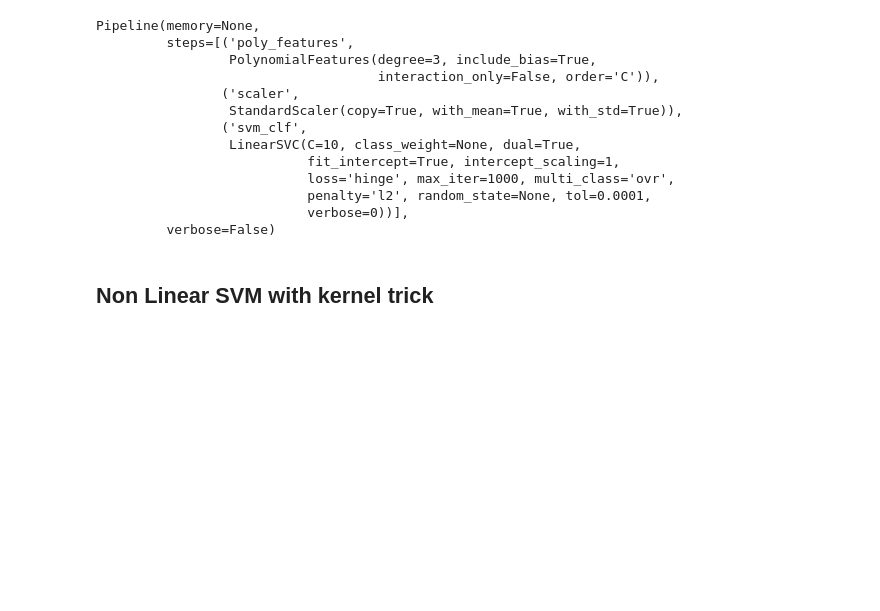
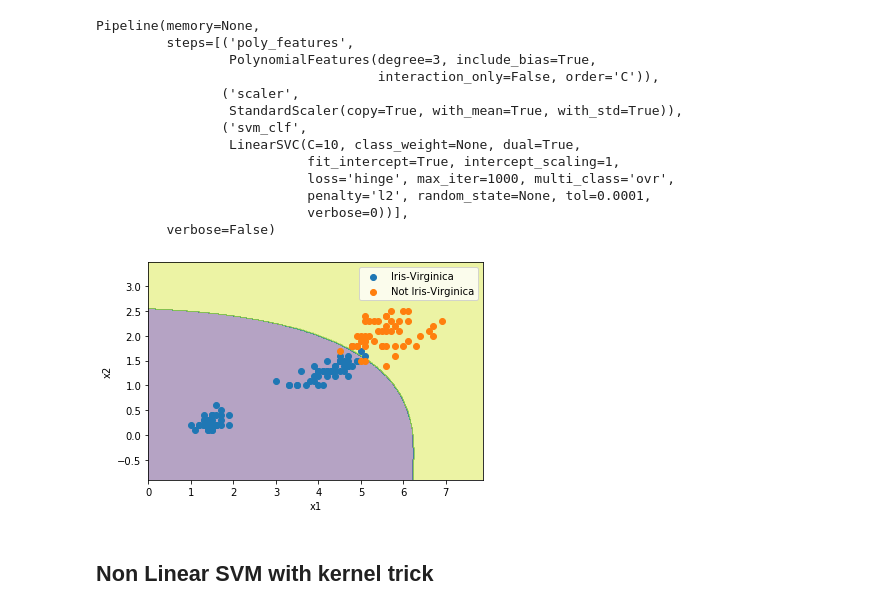
Before and after one commit to SagarDePrem/TF_essentials, a Jupyter notebook: Classification/SVM.ipynb, the cells around one changed output. Drawn from its saved outputs; the diff is of its cells as text; code cells hidden in the pictures; blank space fills up the shorter version.

```diff
--- a/Classification/SVM.ipynb
+++ b/Classification/SVM.ipynb
@@ -55,6 +79,20 @@ Pipeline(memory=None,
                            penalty='l2', random_state=None, tol=0.0001,
                            verbose=0))],
          verbose=False)
+# %%
+yy = polynomial_svm_clf.predict(xx).reshape(*xx1.shape)
+# plot decision boundary
+plt.contourf(xx1, xx2, yy, alpha=0.4)
+plt.xlim(xx1.min(), xx1.max())
+plt.ylim(xx2.min(), xx2.max())
+plt.scatter(X0[:,0],X0[:,1], label='Iris-Virginica')
+plt.scatter(X1[:,0],X1[:,1], label = 'Not Iris-Virginica')
+plt.legend()
+plt.xlabel('x1')
+plt.ylabel('x2')
+plt.show()
+# %% [output]
+[figure, added]
 # %% [markdown]
 ## Non Linear SVM with kernel trick
 # %%
```
Also changed, not shown: parts of 6 cells of this notebook, 1 other file.
